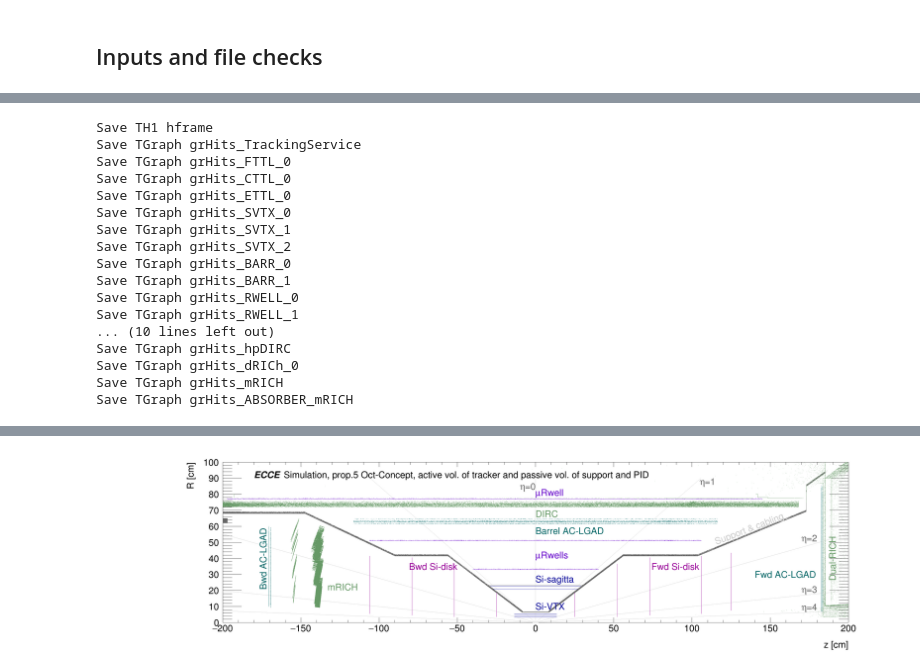
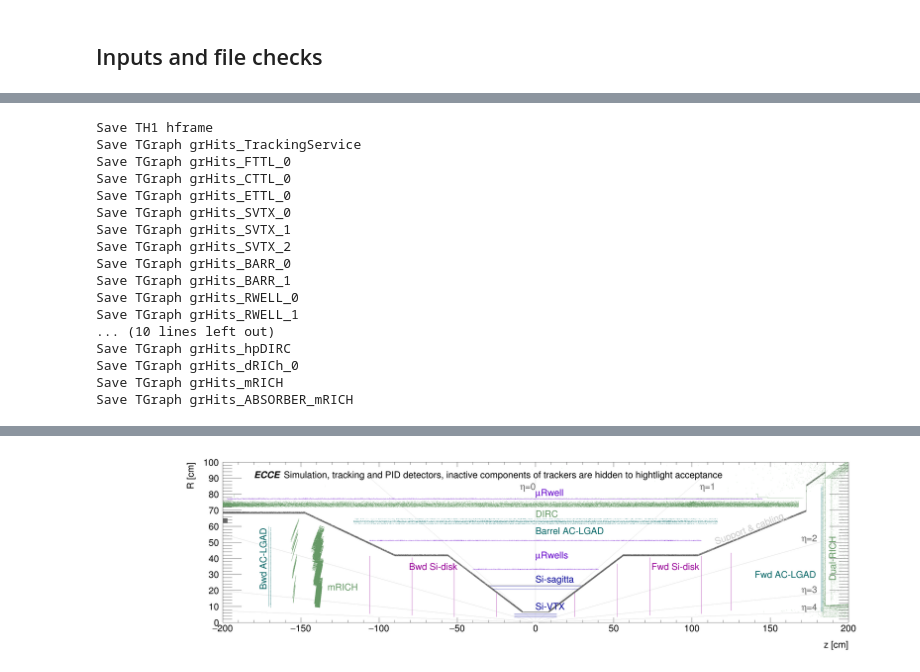
Before and after one commit to blackcathj/macros-1, a Jupyter notebook: detectors/EICDetector/Plot.ipynb, the cells around one changed output, grey strips where cells are left out. Saved outputs shown, nothing was run; the diff lists cells and outputs as text; code cells hidden in the pictures.

```diff
--- a/detectors/EICDetector/Plot.ipynb
+++ b/detectors/EICDetector/Plot.ipynb
@@ -216,7 +216,8 @@ TLine * DrawEta(double eta)
     TH1 * hFrame = gPad->DrawFrame(-200, 0, 200, 100,";z [cm];R [cm]");
     hFrame->GetYaxis()->SetTitleOffset(.5) ;
 
-    t = new TLatex(-180,90,"#it{#bf{ECCE}} Simulation, prop.5 Oct-Concept, active vol. of tracker and passive vol. of support and PID");
+    // t = new TLatex(-180,90,"#it{#bf{ECCE}} Simulation, prop.5 Oct-Concept, active vol. of tracker and passive vol. of support and PID");
+    t = new TLatex(-180,90,"#it{#bf{ECCE}} Simulation, tracking and PID detectors, inactive components of trackers are hidden to hightlight acceptance");
     t->SetTextAlign(11);
     t->SetTextColor(kBlack);
     t->Draw();
@@ -235,7 +236,7 @@ TLine * DrawEta(double eta)
     t->SetTextAlign(33);
     t->SetTextColor(kGray+2);
     t->Draw();
-    t = new TLatex(105,90,"#eta=1");
+    t = new TLatex(105,87,"#eta=1");
     t->SetTextAlign(13);
     t->SetTextColor(kGray+2);
     t->Draw();
@@ -366,7 +368,7 @@ Save TGraph grHits_ABSORBER_mRICH
 Info in <TCanvas::Print>: png file data/G4EICDetector_DSTReader_ecce-inner-scan.root_HitScan.png has been created
 Info in <TCanvas::SaveAs>: ROOT file data/G4EICDetector_DSTReader_ecce-inner-scan.root_HitScan.root has been created
 Info in <TCanvas::Print>: eps file data/G4EICDetector_DSTReader_ecce-inner-scan.root_HitScan.eps has been created
 Info in <TCanvas::Print>: SVG file data/G4EICDetector_DSTReader_ecce-inner-scan.root_HitScan.svg has been created
 Info in <TCanvas::Print>: pdf file data/G4EICDetector_DSTReader_ecce-inner-scan.root_HitScan.pdf has been created
 Info in <TCanvas::SaveSource>: C++ Macro file: data/G4EICDetector_DSTReader_ecce-inner-scan.root_HitScan.C has been generated
-[figure, old version]
+[figure, new version]
```
Also changed, not shown: parts of 1 cell of this notebook, 1 other file.
